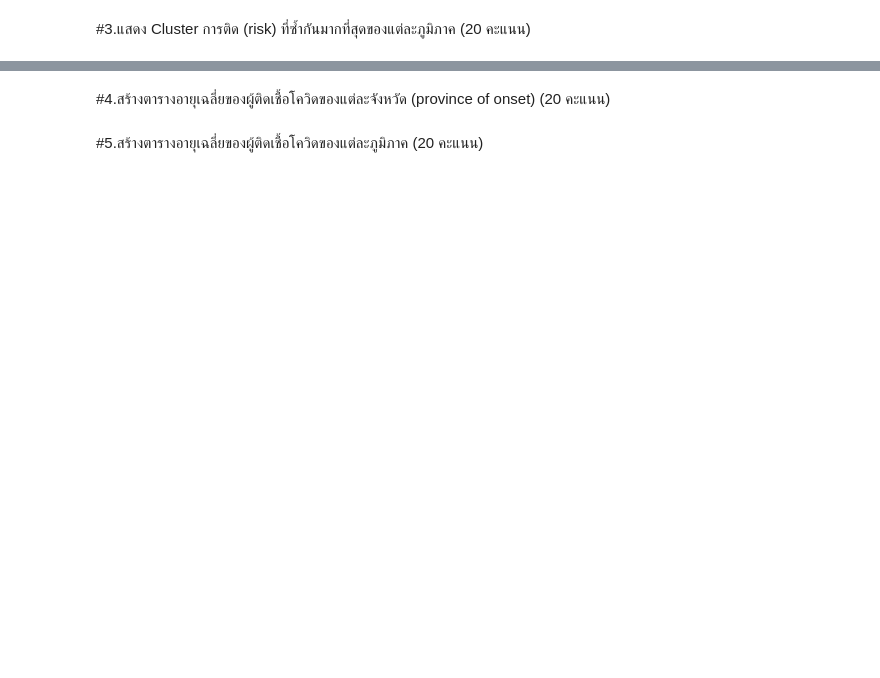
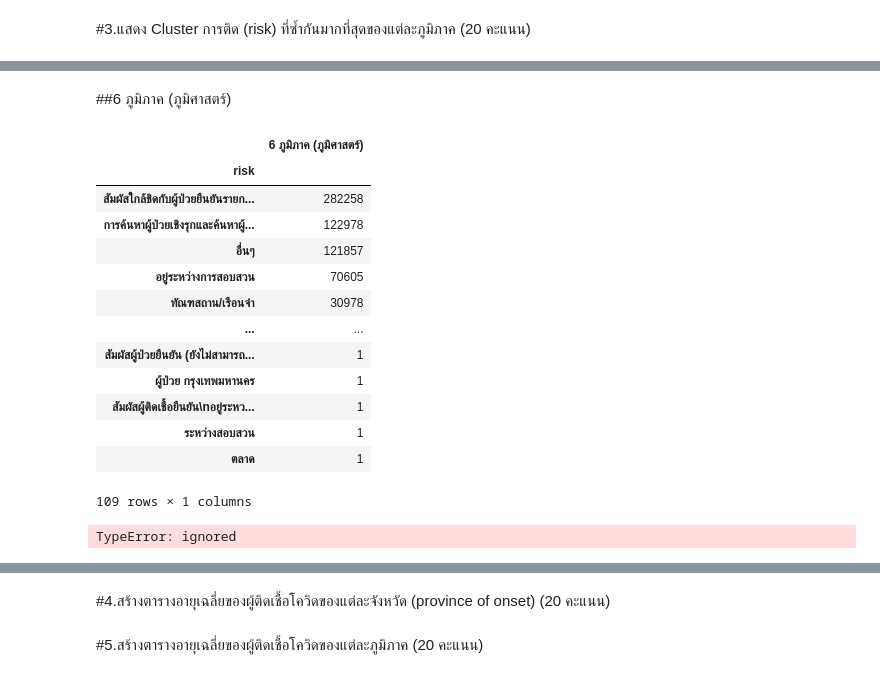
Before and after one commit to sskboonmee/data_viz_2022, a Jupyter notebook: BasicPython&DataViz_midterm2022.ipynb, the cells around one changed output, grey strips where cells are left out. Cells and saved outputs as stored; diff of their text form; code cells hidden in the pictures; blank space fills up the shorter version.

```diff
--- a/BasicPython&DataViz_midterm2022.ipynb
+++ b/BasicPython&DataViz_midterm2022.ipynb
@@ -622,0 +708,25 @@ print(f'อายุของผู้ป่วยคนแรกในภูม
+# %% [markdown]
+##6 ภูมิภาค (ภูมิศาสตร์)
+# %%
+no3_6geo= data_drop.groupby('risk')[['6 ภูมิภาค (ภูมิศาสตร์)']].count().sort_values(by=['6 ภูมิภาค (ภูมิศาสตร์)'],ascending=False)
+no3_6geo
+# %% [output]
+|  | 6 ภูมิภาค (ภูมิศาสตร์) |
+| risk |  |
+| สัมผัสใกล้ชิดกับผู้ป่วยยืนยันรายก... | 282258 |
+| การค้นหาผู้ป่วยเชิงรุกและค้นหาผู้... | 122978 |
+| อื่นๆ | 121857 |
+| อยู่ระหว่างการสอบสวน | 70605 |
+| ทัณฑสถาน/เรือนจำ | 30978 |
+| ... | ... |
+| สัมผัสผู้ป่วยยืนยัน (ยังไม่สามารถ... | 1 |
+| ผู้ป่วย กรุงเทพมหานคร | 1 |
+| สัมผัสผู้ติดเชื้อยืนยัน\nอยู่ระหว... | 1 |
+| ระหว่างสอบสวน | 1 |
+| ตลาด | 1 |
+109 rows × 1 columns
+# %%
+riskdata= set(data_drop['risk'])
+print(riskdata[0])
+# %% [output]
+TypeError: ignored
```
Also changed, not shown: parts of 11 cells of this notebook.
